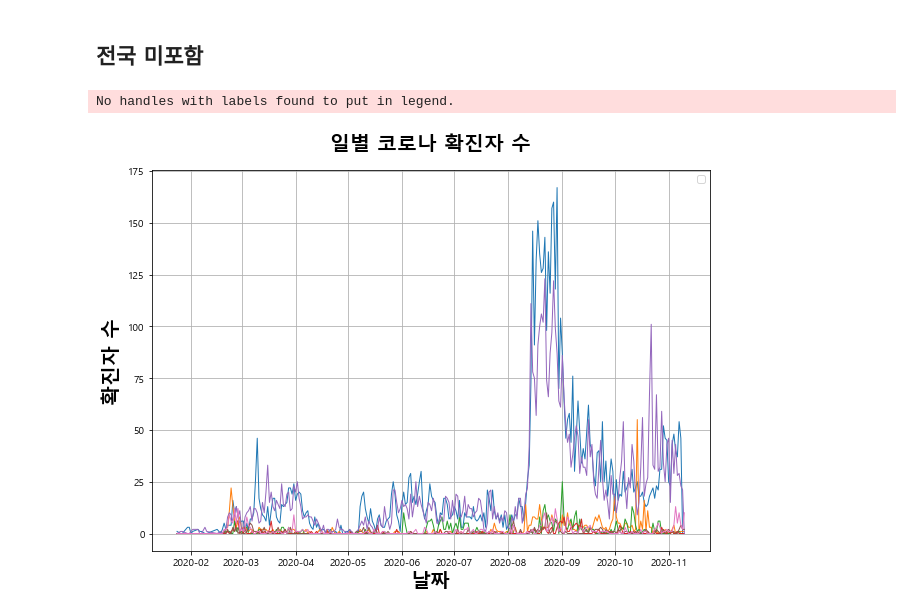
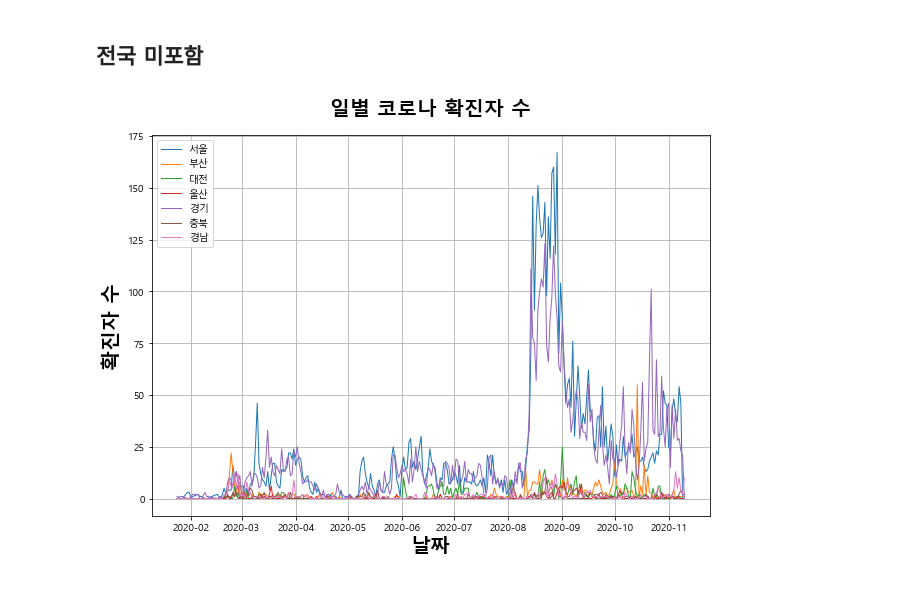
Before and after one commit to hwaneGithub/hwaneGithub.github.io, a Jupyter notebook: 코로나 추이 시계열 그래프.ipynb, the cells around one changed output. Cells and saved outputs as stored; diff of their text form; code cells hidden in the pictures.

```diff
--- a/코로나 추이 시계열 그래프.ipynb
+++ b/코로나 추이 시계열 그래프.ipynb
@@ -684,11 +684,11 @@ plt.grid(True)     # 격자 표시
 # %%
 plt.figure(figsize=(10,7))
 plt.title('일별 코로나 확진자 수', pad=20, fontweight='bold', fontsize = 20)     # 제목 설정
 plt.plot(cityCases, linewidth=1)
 plt.xlabel('날짜', fontweight='bold', fontsize = 20)     # x,y축 label 설정
 plt.ylabel('확진자 수', fontweight='bold', fontsize = 20)
-plt.legend()
+plt.legend(['서울','부산','대전','울산','경기','충북','경남'], loc='upper left')
 plt.grid(True)     # 격자 표시
+plt.show()
 # %% [output]
-No handles with labels found to put in legend.
-[figure, old version]
+[figure, new version]
```
Also changed, not shown: parts of 1 cell of this notebook.
